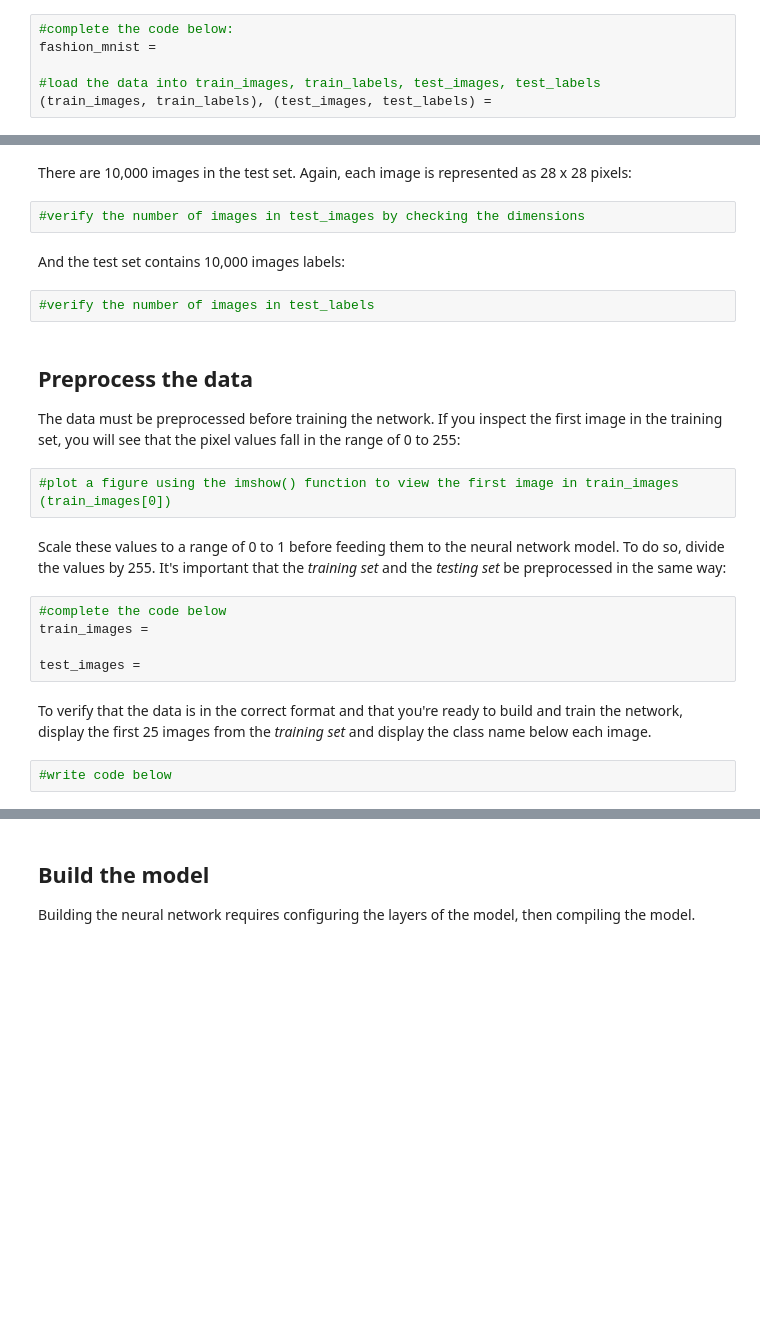
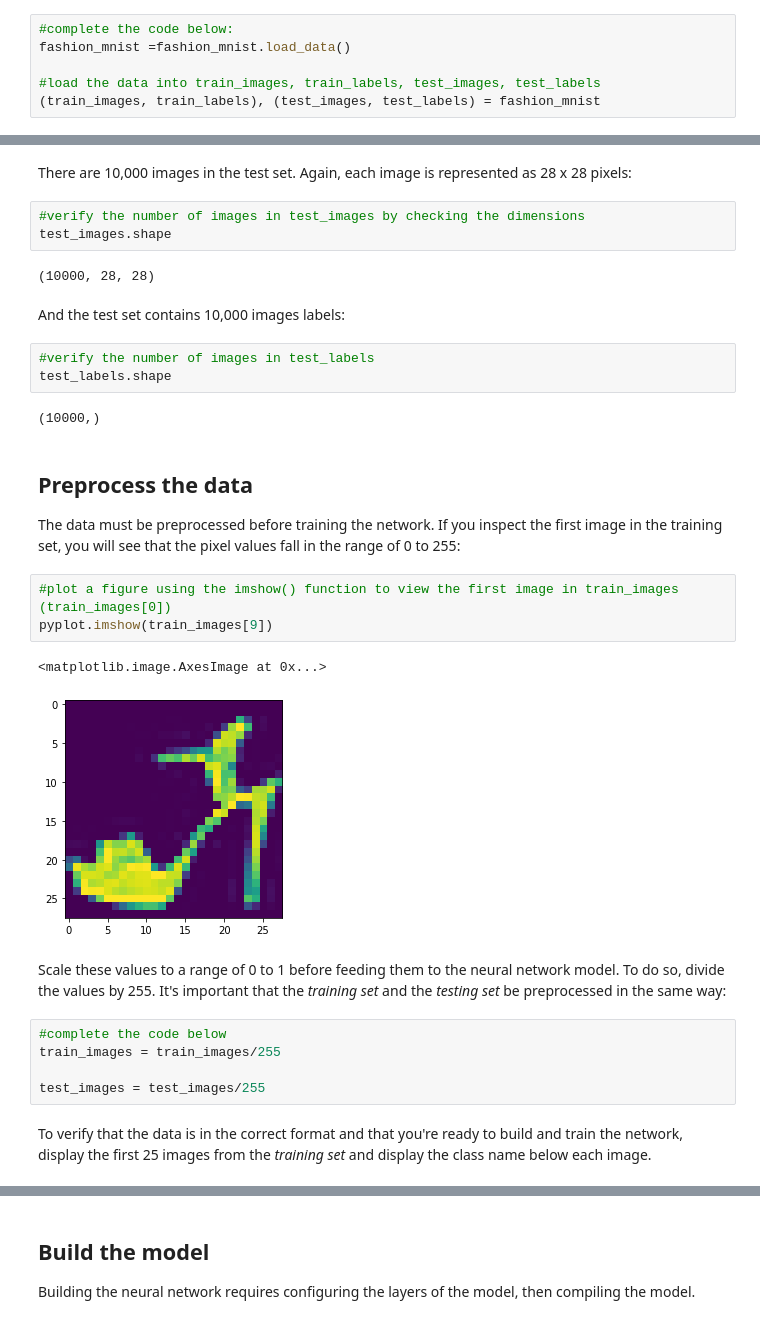
Before and after one commit to maitreya-v/Synapse_LP, a Jupyter notebook: CV_Week_2.ipynb, the cells around one changed output, grey strips where cells are left out. Drawn from its saved outputs; the diff is of its cells as text; blank space fills up the shorter version.

```diff
--- a/CV_Week_2.ipynb
+++ b/CV_Week_2.ipynb
@@ -314,7 +317,7 @@ This guide uses Fashion MNIST for variety, and because it's a slightly more chal
 Here, 60,000 images are used to train the network and 10,000 images to evaluate how accurately the network learned to classify images. You can access the Fashion MNIST directly from TensorFlow. Import and [load the Fashion MNIST data](https://www.tensorflow.org/api_docs/python/tf/keras/datasets/fashion_mnist/load_data) directly from TensorFlow:
 # %%
 #complete the code below:
-fashion_mnist =
+fashion_mnist =fashion_mnist.load_data()
 
 #load the data into train_images, train_labels, test_images, test_labels
-(train_images, train_labels), (test_images, test_labels) =
+(train_images, train_labels), (test_images, test_labels) = fashion_mnist
@@ -392,24 +410,32 @@ Likewise, there are 60,000 labels in the training set:
 There are 10,000 images in the test set. Again, each image is represented as 28 x 28 pixels:
 # %%
 #verify the number of images in test_images by checking the dimensions
+test_images.shape
+# %% [output]
+(10000, 28, 28)
 # %% [markdown]
 And the test set contains 10,000 images labels:
 # %%
 #verify the number of images in test_labels
+test_labels.shape
+# %% [output]
+(10000,)
 # %% [markdown]
 ## Preprocess the data
 
 The data must be preprocessed before training the network. If you inspect the first image in the training set, you will see that the pixel values fall in the range of 0 to 255:
 # %%
 #plot a figure using the imshow() function to view the first image in train_images (train_images[0])
+pyplot.imshow(train_images[9])
+# %% [output]
+<matplotlib.image.AxesImage at 0x...>
+[figure, added]
 # %% [markdown]
 Scale these values to a range of 0 to 1 before feeding them to the neural network model. To do so, divide the values by 255. It's important that the *training set* and the *testing set* be preprocessed in the same way:
 # %%
 #complete the code below
-train_images =
+train_images = train_images/255
 
-test_images =
+test_images = test_images/255
 # %% [markdown]
 To verify that the data is in the correct format and that you're ready to build and train the network, display the first 25 images from the *training set* and display the class name below each image.
-# %%
-#write code below
```
Also changed, not shown: parts of 6 cells of this notebook.
